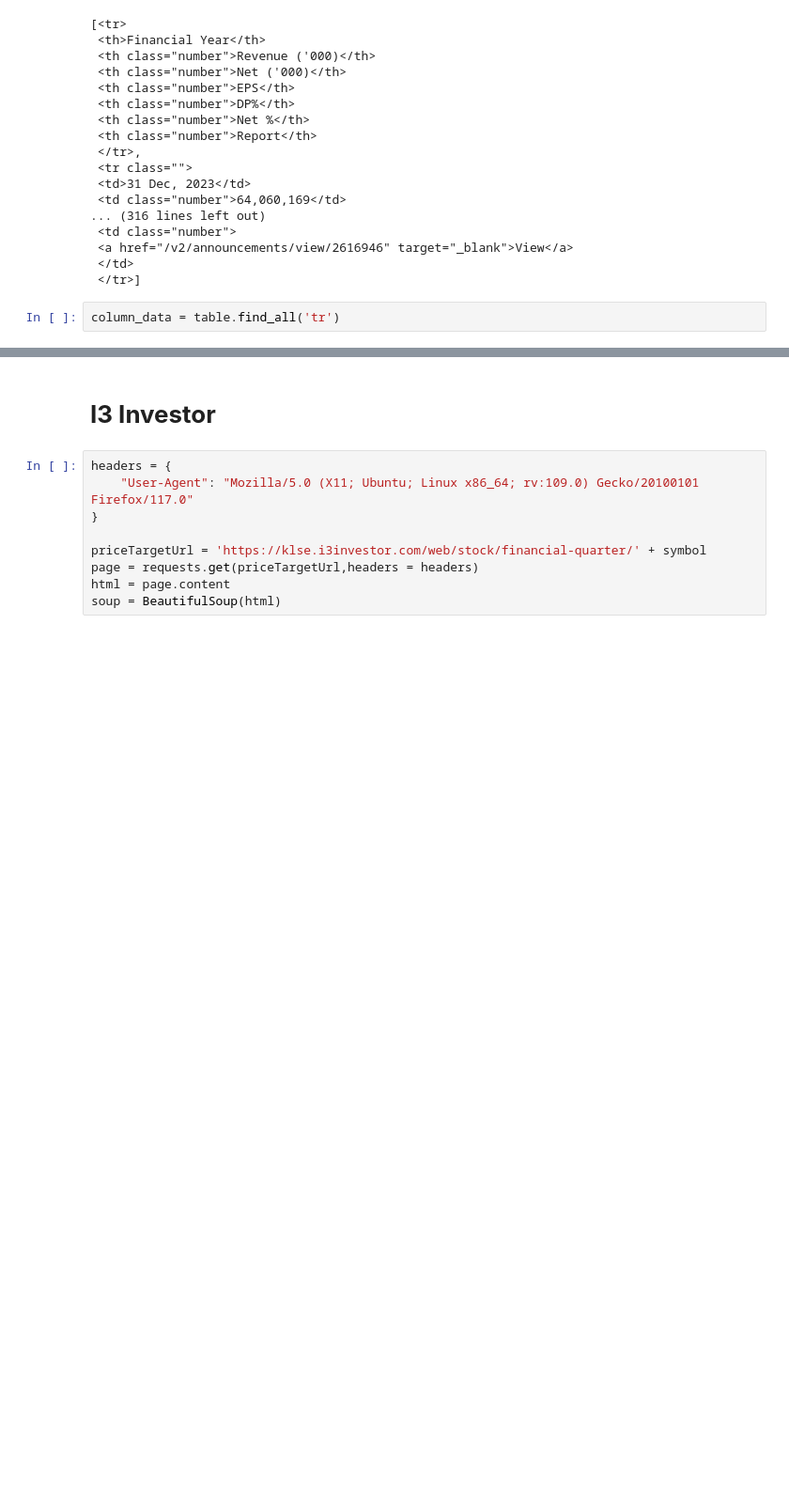
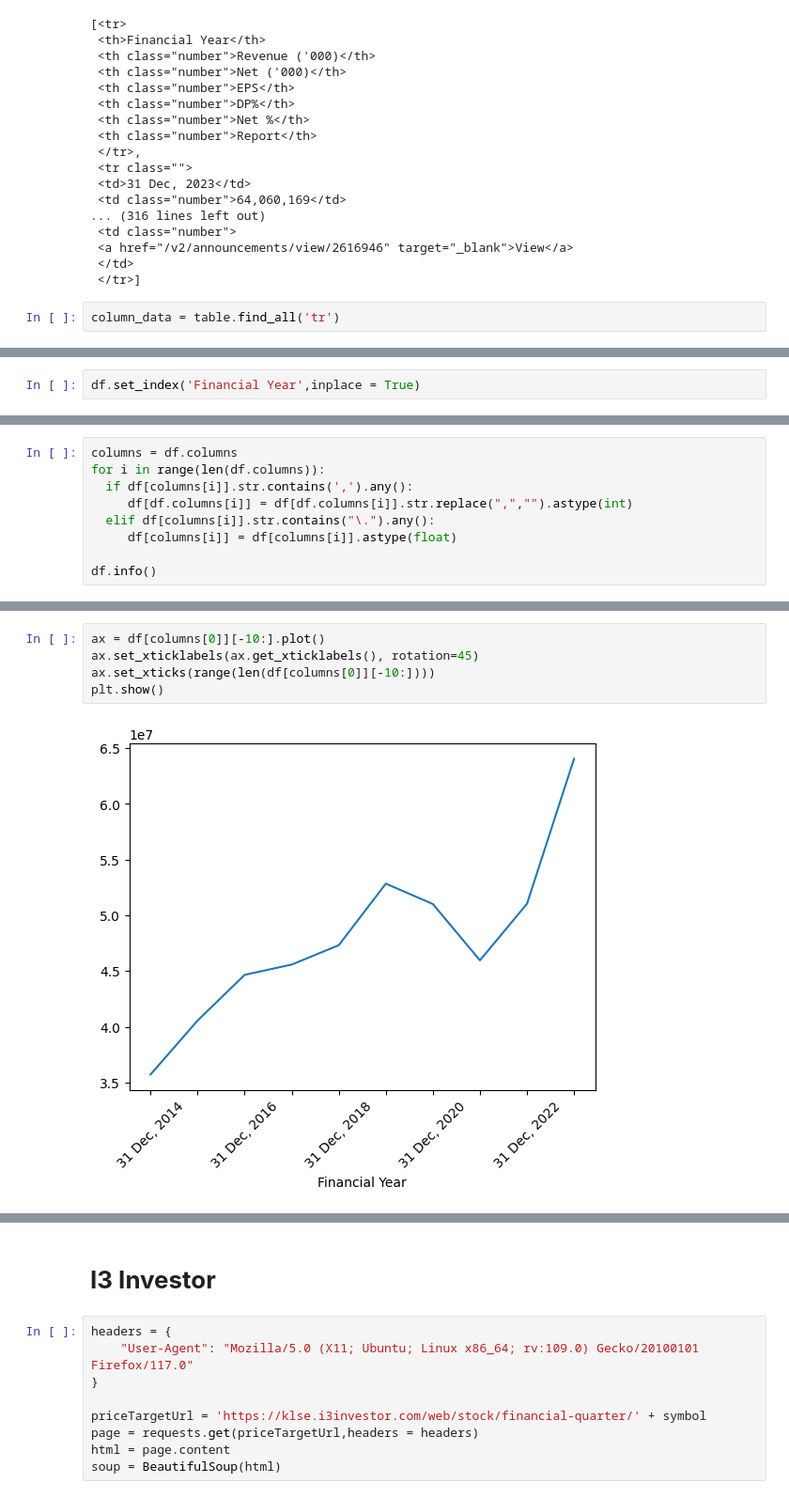
Before and after one commit to yeesem/Python, a Jupyter notebook: Web_Scraping_KLSE_SCREENER.ipynb, the cells around one changed output, grey strips where cells are left out. Shown at 94% size. Cells and saved outputs as stored; diff of their text form; blank space fills up the shorter version.

```diff
--- a/Web_Scraping_KLSE_SCREENER.ipynb
+++ b/Web_Scraping_KLSE_SCREENER.ipynb
@@ -277,0 +207,2 @@ plt.show()
+# %%
+df.set_index('Financial Year',inplace = True)
@@ -277,0 +232,9 @@ plt.show()
+# %%
+columns = df.columns
+for i in range(len(df.columns)):
+  if df[columns[i]].str.contains(',').any():
+     df[df.columns[i]] = df[df.columns[i]].str.replace(",","").astype(int)
+  elif df[columns[i]].str.contains("\.").any():
+     df[columns[i]] = df[columns[i]].astype(float)
+
+df.info()
@@ -277,0 +252,7 @@ plt.show()
+# %%
+ax = df[columns[0]][-10:].plot()
+ax.set_xticklabels(ax.get_xticklabels(), rotation=45)
+ax.set_xticks(range(len(df[columns[0]][-10:])))
+plt.show()
+# %% [output]
+[figure, added]
```
Also changed, not shown: parts of 8 cells of this notebook.
